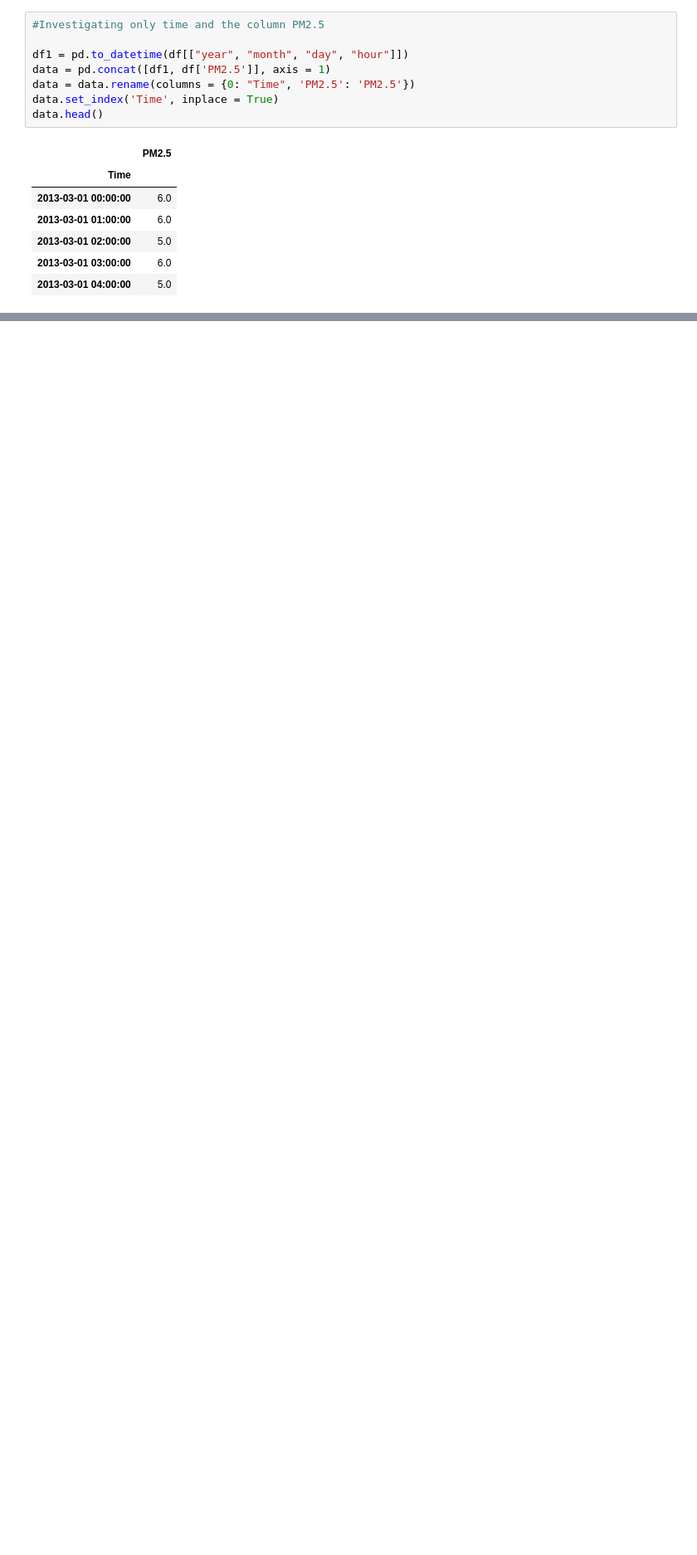
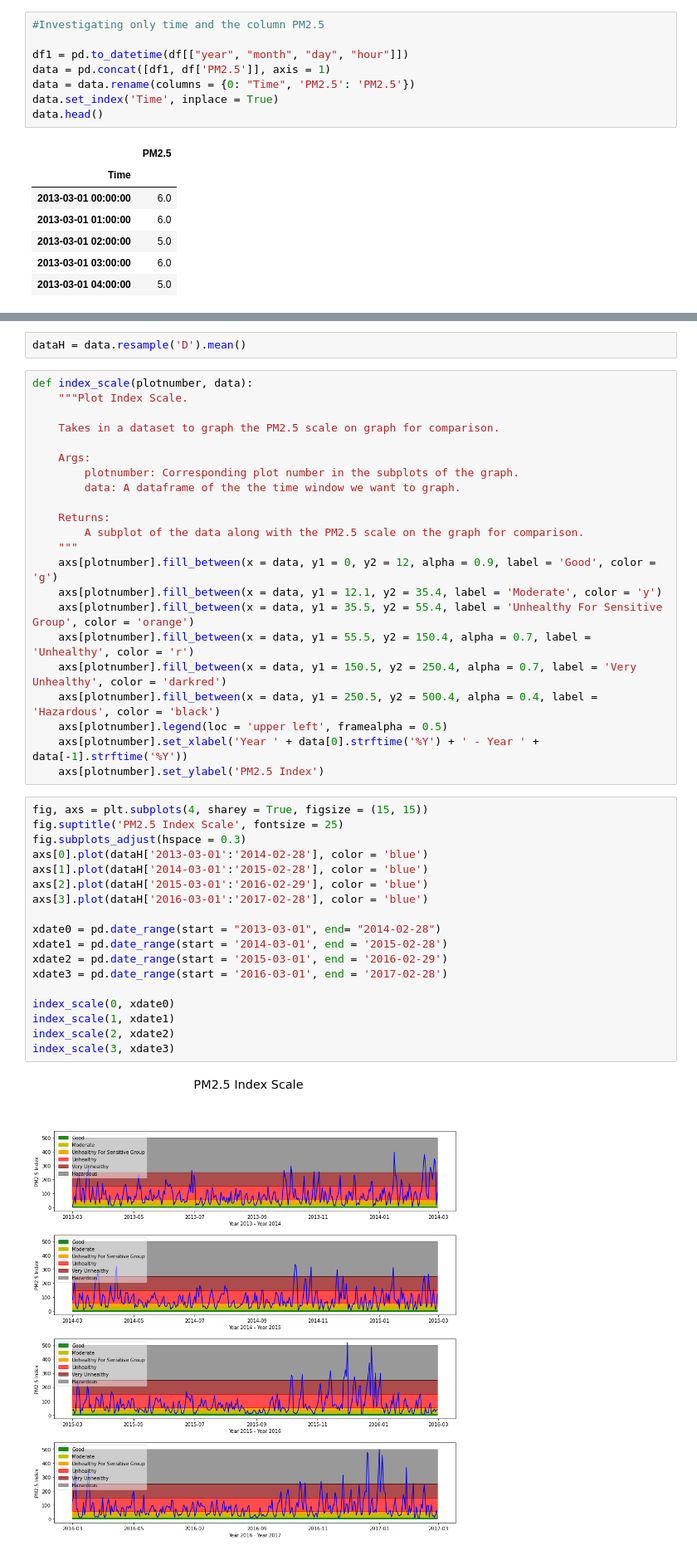
Before and after one commit to jonvis23/Air-Quality-Forecasting, a Jupyter notebook: notebook.ipynb, the cells around one changed output, grey strips where cells are left out. Shown at 83% size. Cells and saved outputs as stored; diff of their text form; blank space fills up the shorter version.

```diff
--- a/notebook.ipynb
+++ b/notebook.ipynb
@@ -200,0 +212,44 @@ plt.show()
+# %%
+dataH = data.resample('D').mean()
+# %%
+def index_scale(plotnumber, data):
+    """Plot Index Scale.
+
+    Takes in a dataset to graph the PM2.5 scale on graph for comparison.
+
+    Args:
+        plotnumber: Corresponding plot number in the subplots of the graph.
+        data: A dataframe of the the time window we want to graph.
+
+    Returns:
+        A subplot of the data along with the PM2.5 scale on the graph for comparison.
+    """
+    axs[plotnumber].fill_between(x = data, y1 = 0, y2 = 12, alpha = 0.9, label = 'Good', color = 'g')
+    axs[plotnumber].fill_between(x = data, y1 = 12.1, y2 = 35.4, label = 'Moderate', color = 'y')
+    axs[plotnumber].fill_between(x = data, y1 = 35.5, y2 = 55.4, label = 'Unhealthy For Sensitive Group', color = 'orange')
+    axs[plotnumber].fill_between(x = data, y1 = 55.5, y2 = 150.4, alpha = 0.7, label = 'Unhealthy', color = 'r')
+    axs[plotnumber].fill_between(x = data, y1 = 150.5, y2 = 250.4, alpha = 0.7, label = 'Very Unhealthy', color = 'darkred')
+    axs[plotnumber].fill_between(x = data, y1 = 250.5, y2 = 500.4, alpha = 0.4, label = 'Hazardous', color = 'black')
+    axs[plotnumber].legend(loc = 'upper left', framealpha = 0.5)
+    axs[plotnumber].set_xlabel('Year ' + data[0].strftime('%Y') + ' - Year ' + data[-1].strftime('%Y'))
+    axs[plotnumber].set_ylabel('PM2.5 Index')
+# %%
+fig, axs = plt.subplots(4, sharey = True, figsize = (15, 15))
+fig.suptitle('PM2.5 Index Scale', fontsize = 25)
+fig.subplots_adjust(hspace = 0.3)
+axs[0].plot(dataH['2013-03-01':'2014-02-28'], color = 'blue')
+axs[1].plot(dataH['2014-03-01':'2015-02-28'], color = 'blue')
+axs[2].plot(dataH['2015-03-01':'2016-02-29'], color = 'blue')
+axs[3].plot(dataH['2016-03-01':'2017-02-28'], color = 'blue')
+
+xdate0 = pd.date_range(start = "2013-03-01", end= "2014-02-28")
+xdate1 = pd.date_range(start = '2014-03-01', end = '2015-02-28')
+xdate2 = pd.date_range(start = '2015-03-01', end = '2016-02-29')
+xdate3 = pd.date_range(start = '2016-03-01', end = '2017-02-28')
+
+index_scale(0, xdate0)
+index_scale(1, xdate1)
+index_scale(2, xdate2)
+index_scale(3, xdate3)
+# %% [output]
+[figure, added]
```
Also changed, not shown: parts of 20 cells of this notebook.
